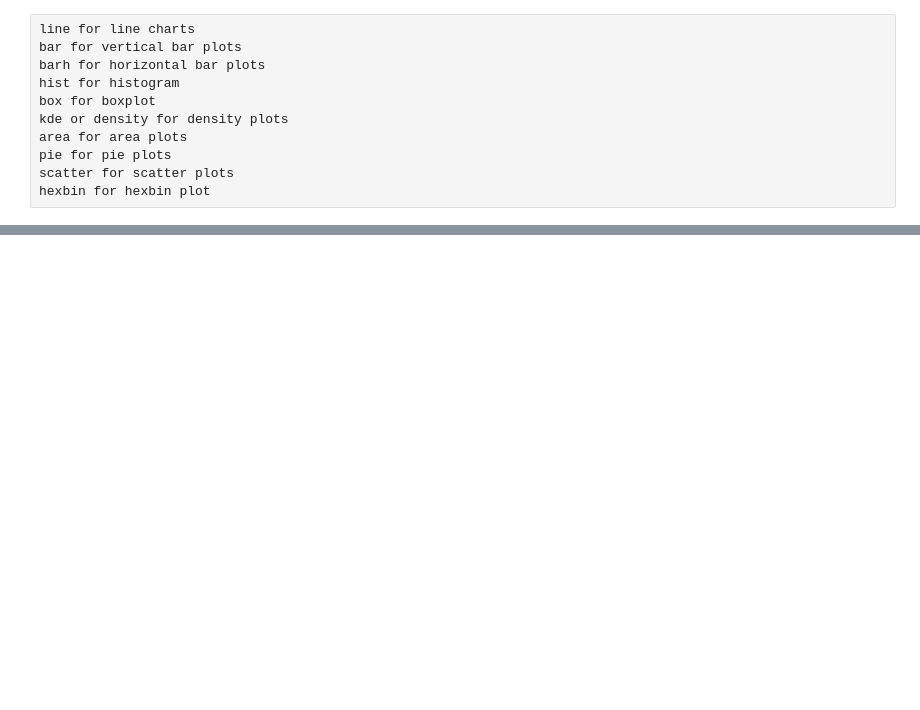
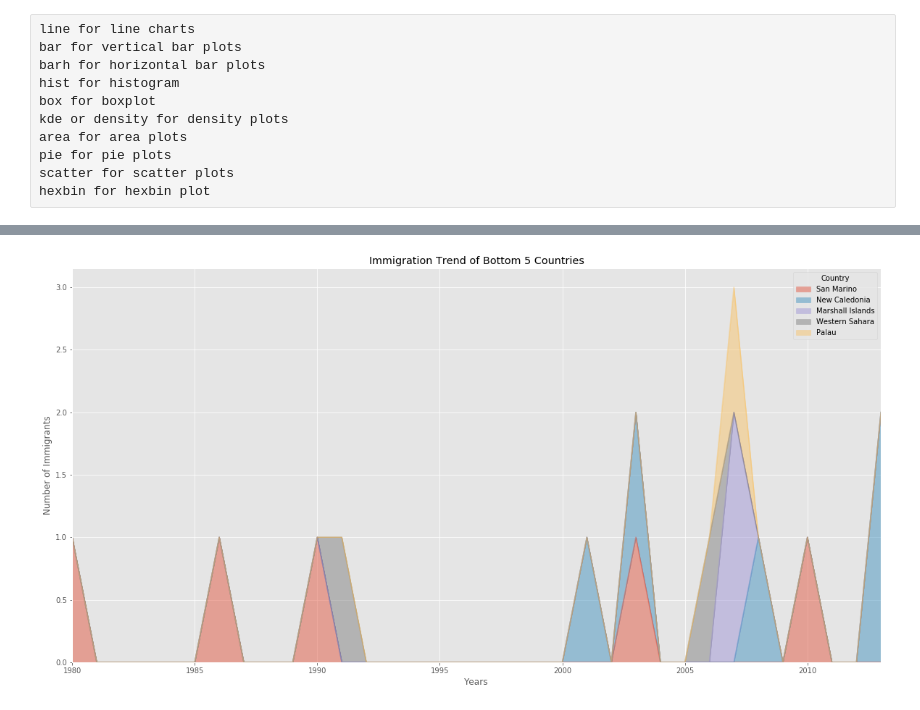
Before and after one commit to baliyanvinay/Python-Basics, a Jupyter notebook: matplotlib-Migration data to Canda.ipynb, the cells around one changed output, grey strips where cells are left out. Drawn from its saved outputs; the diff is of its cells as text; code cells hidden in the pictures; blank space fills up the shorter version.

```diff
--- a/matplotlib-Migration data to Canda.ipynb
+++ b/matplotlib-Migration data to Canda.ipynb
@@ -592,0 +742,5 @@ hexbin for hexbin plot
+# %%
+# df_can is already sorted in descending order so tail(5) should give us the bottom 5 countries
+df_bottom5=df_can.tail(5)
+df_bottom5=df_bottom5[years].transpose()
+df_bottom5.head()
@@ -592,0 +754,11 @@ hexbin for hexbin plot
+# %%
+df_bottom5.plot(kind='area', stacked='True', alpha=0.45, figsize=(20,10))
+df_bottom5.index = df_bottom5.index.map(int)
+
+plt.title('Immigration Trend of Bottom 5 Countries')
+plt.xlabel('Years')
+plt.ylabel('Number of Immigrants')
+
+plt.show()
+# %% [output]
+[figure, added]
```
Also changed, not shown: parts of 52 cells of this notebook.
